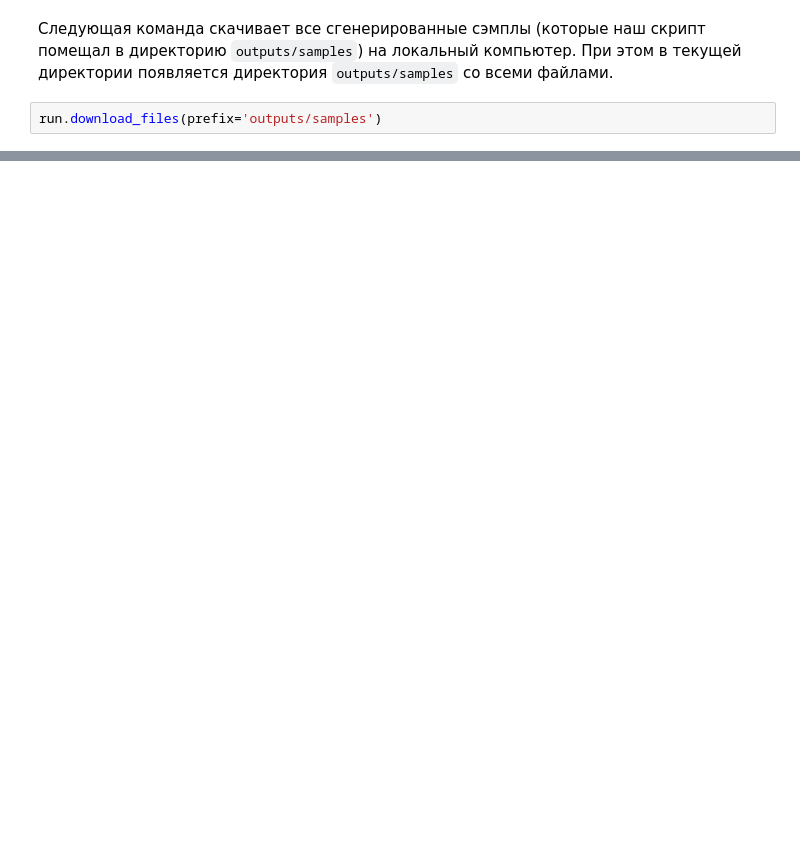
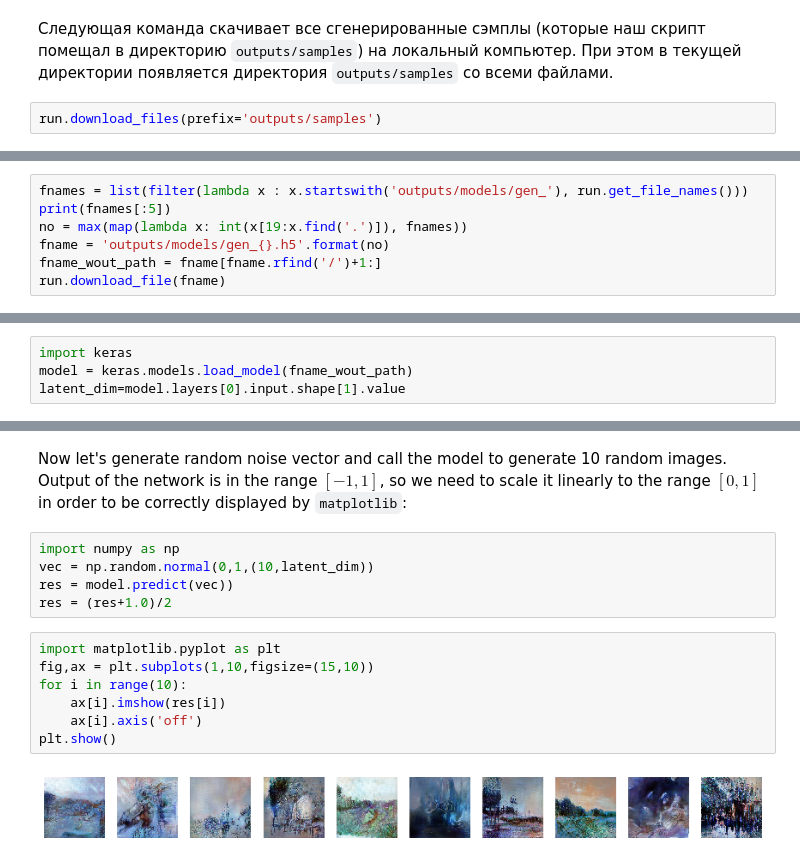
Before and after one commit to CloudAdvocacy/AzureMLStarter, a Jupyter notebook: submit_gan.ipynb, the cells around one changed output, grey strips where cells are left out. Saved outputs shown, nothing was run; the diff lists cells and outputs as text; blank space fills up the shorter version.

```diff
--- a/submit_gan.ipynb
+++ b/submit_gan.ipynb
@@ -199,0 +183,7 @@ run.download_files(prefix='outputs/samples')
+# %%
+fnames = list(filter(lambda x : x.startswith('outputs/models/gen_'), run.get_file_names()))
+print(fnames[:5])
+no = max(map(lambda x: int(x[19:x.find('.')]), fnames))
+fname = 'outputs/models/gen_{}.h5'.format(no)
+fname_wout_path = fname[fname.rfind('/')+1:]
+run.download_file(fname)
@@ -199,0 +194,4 @@ run.download_files(prefix='outputs/samples')
+# %%
+import keras
+model = keras.models.load_model(fname_wout_path)
+latent_dim=model.layers[0].input.shape[1].value
@@ -199,0 +212,16 @@ run.download_files(prefix='outputs/samples')
+# %% [markdown]
+Now let's generate random noise vector and call the model to generate 10 random images. Output of the network is in the range $[-1,1]$, so we need to scale it linearly to the range $[0,1]$ in order to be correctly displayed by `matplotlib`:
+# %%
+import numpy as np
+vec = np.random.normal(0,1,(10,latent_dim))
+res = model.predict(vec))
+res = (res+1.0)/2
+# %%
+import matplotlib.pyplot as plt
+fig,ax = plt.subplots(1,10,figsize=(15,10))
+for i in range(10):
+    ax[i].imshow(res[i])
+    ax[i].axis('off')
+plt.show()
+# %% [output]
+[figure, added]
```
Also changed, not shown: parts of 9 cells of this notebook, 3 other files.
